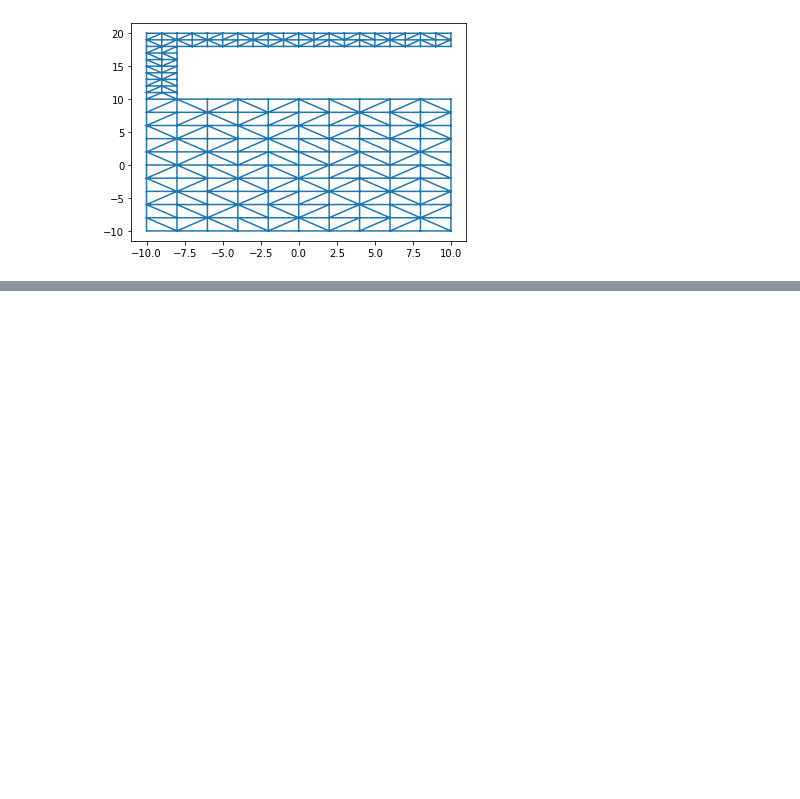
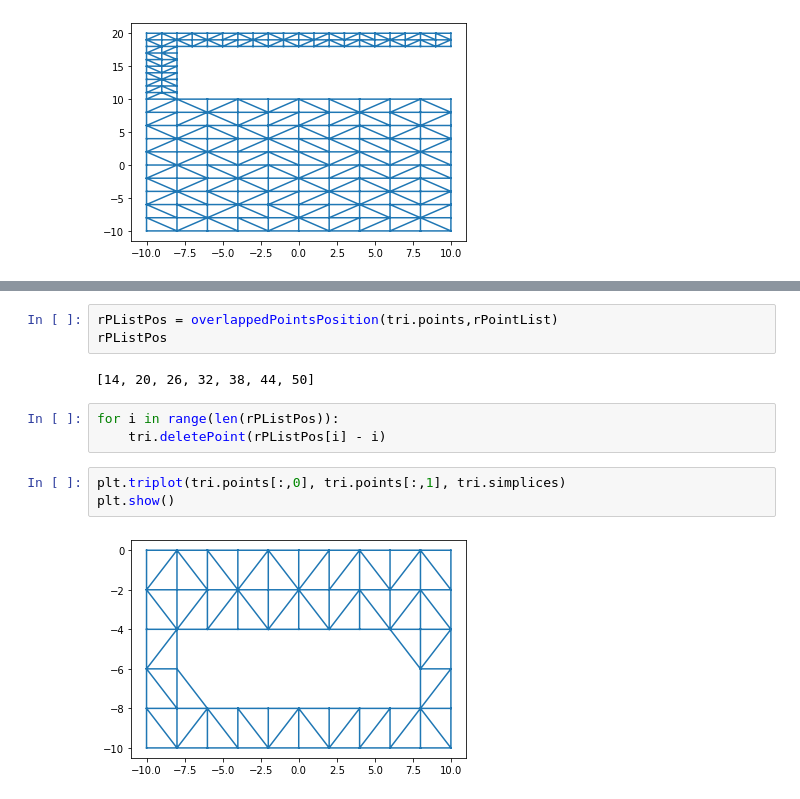
Before and after one commit to Khainguyen1349/MoMPython_KN, a Jupyter notebook: MeshingDelaunay_extension_compact.ipynb, the cells around one changed output, grey strips where cells are left out. Drawn from its saved outputs; the diff is of its cells as text; blank space fills up the shorter version.

```diff
--- a/MeshingDelaunay_extension_compact.ipynb
+++ b/MeshingDelaunay_extension_compact.ipynb
@@ -56,0 +75,13 @@ plt.show()
+# %%
+rPListPos = overlappedPointsPosition(tri.points,rPointList)
+rPListPos
+# %% [output]
+[14, 20, 26, 32, 38, 44, 50]
+# %%
+for i in range(len(rPListPos)):
+    tri.deletePoint(rPListPos[i] - i)
+# %%
+plt.triplot(tri.points[:,0], tri.points[:,1], tri.simplices)
+plt.show()
+# %% [output]
+[figure, added]
```
Also changed, not shown: parts of 9 cells of this notebook, 1 other file.
